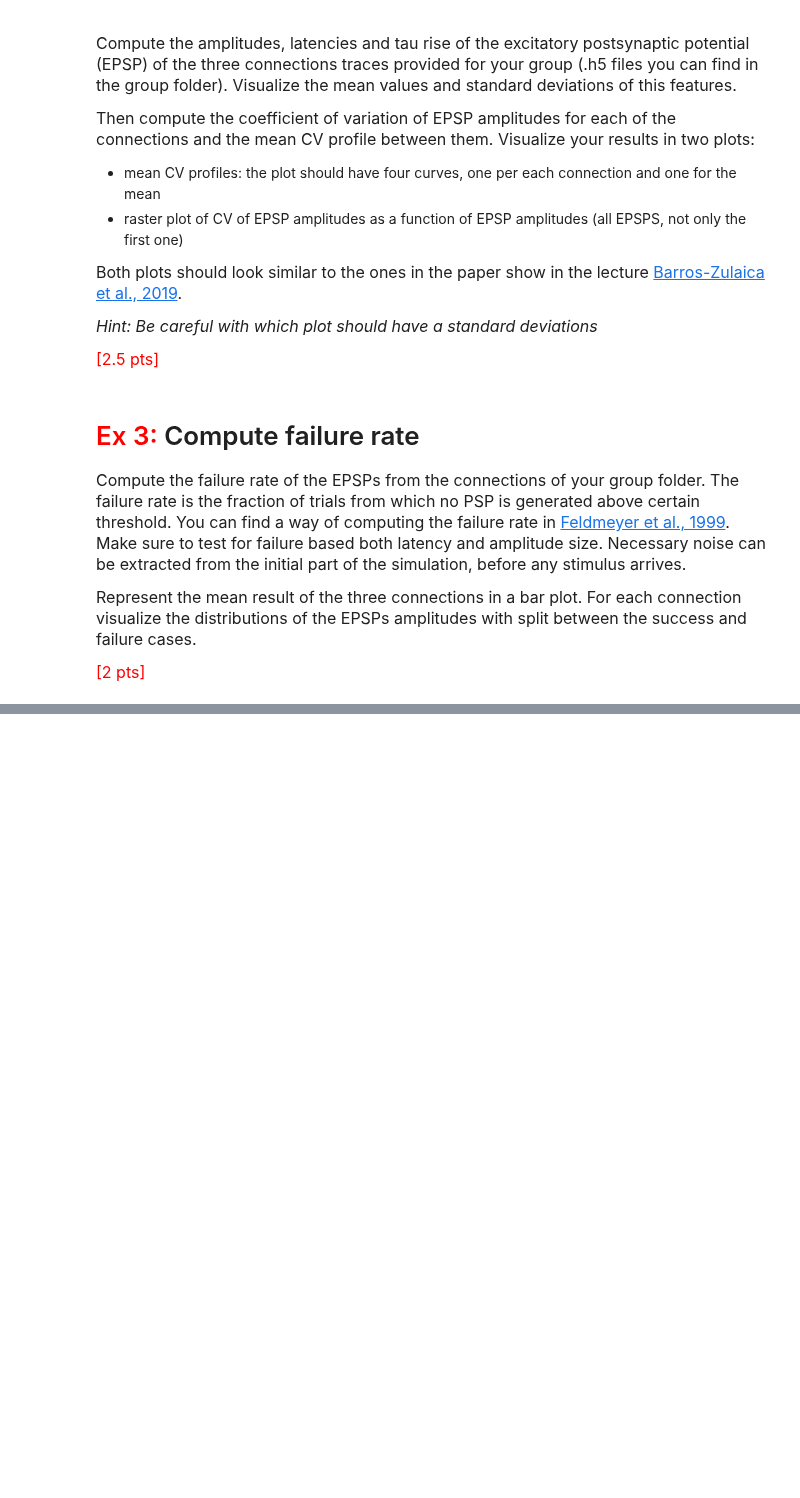
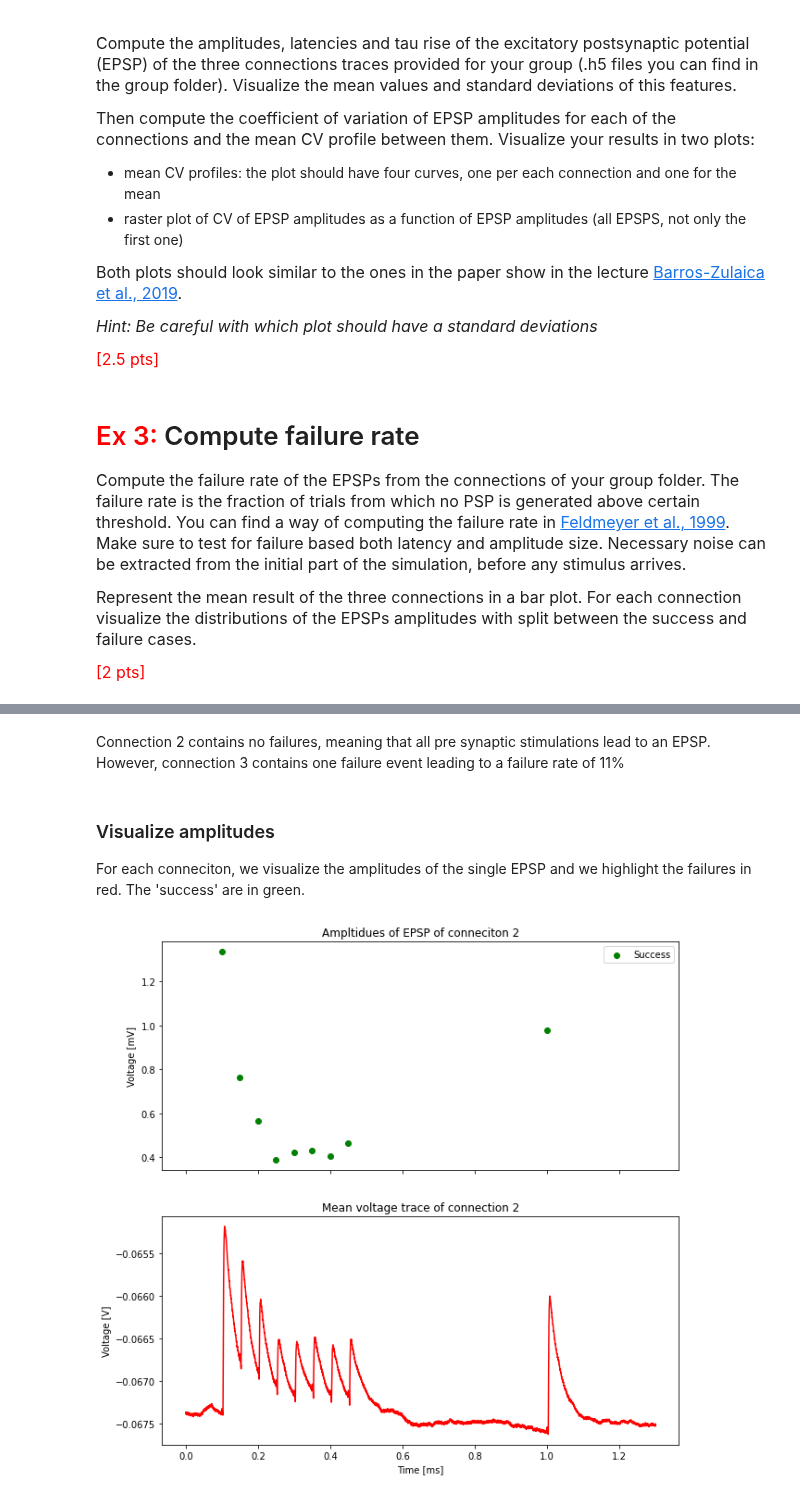
Before and after one commit to AlbrechtAlice/In-Silico-Neuroscience, a Jupyter notebook: Week8_HomeWork.ipynb, the cells around one changed output, grey strips where cells are left out. Drawn from its saved outputs; the diff is of its cells as text; code cells hidden in the pictures; blank space fills up the shorter version.

```diff
--- a/Week8_HomeWork.ipynb
+++ b/Week8_HomeWork.ipynb
@@ -203,0 +346,3 @@ plt.show()
+# %%
+time = np.arange(0, 1.3, 0.0001)
+stimulation_indices = np.array([1000, 1500, 2000, 2500, 3000, 3500, 4000, 4500, 10000])
@@ -203,0 +417,20 @@ plt.show()
+# %% [markdown]
+Connection 2 contains no failures, meaning that all pre synaptic stimulations lead to an EPSP. However, connection 3 contains one failure event leading to a failure rate of 11%
+# %% [markdown]
+### Visualize amplitudes
+For each conneciton, we visualize the amplitudes of the single EPSP and we highlight the failures in red. The 'success' are in green.
+# %%
+fig, ax = plt.subplots(2, 1, figsize=(10, 10), sharex=True)
+ax[0].scatter(time[stimulation_indices], amplitudes_2, c="green", label='Success')
+if sum(failures_2==1)>0:
+    ax[0].scatter(time[np.where(failures_2==1)[0][0]], amplitudes_2[np.where(failures_2==1)[0][0]], c="red")
+
+ax[1].plot(time, mean_traces_2, "r")
+ax[0].set_ylabel("Voltage [mV]")
+ax[0].legend()
+ax[0].set_title('Ampltidues of EPSP of conneciton 2')
+ax[1].set_ylabel("Voltage [V]")
+ax[1].set_title("Mean voltage trace of connection 2")
+ax[1].set_xlabel("Time [ms]");
+# %% [output]
+[figure, added]
```
Also changed, not shown: parts of 19 cells of this notebook.
